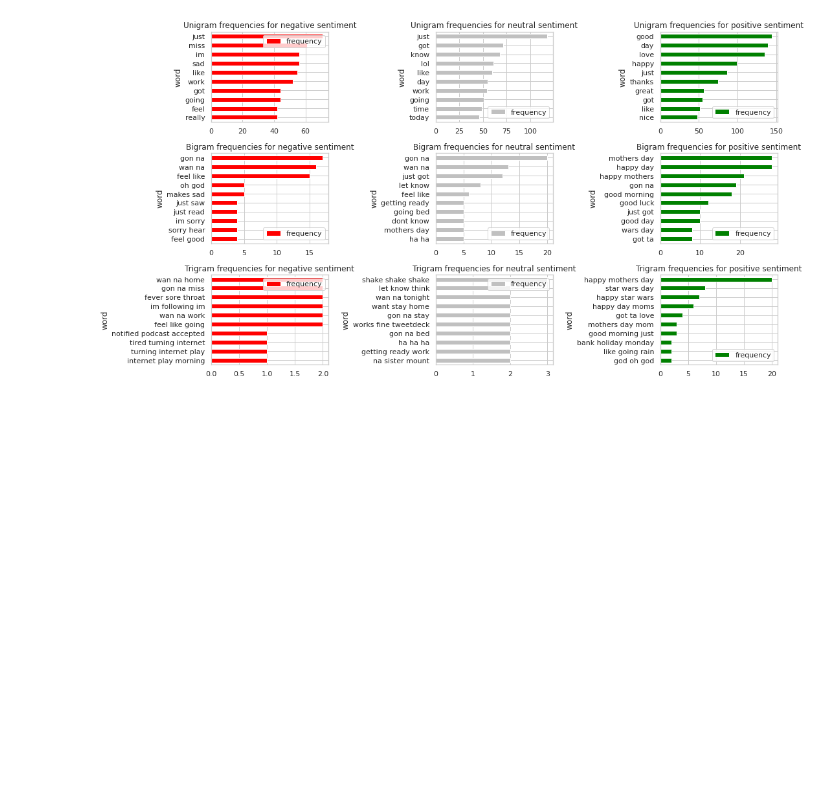
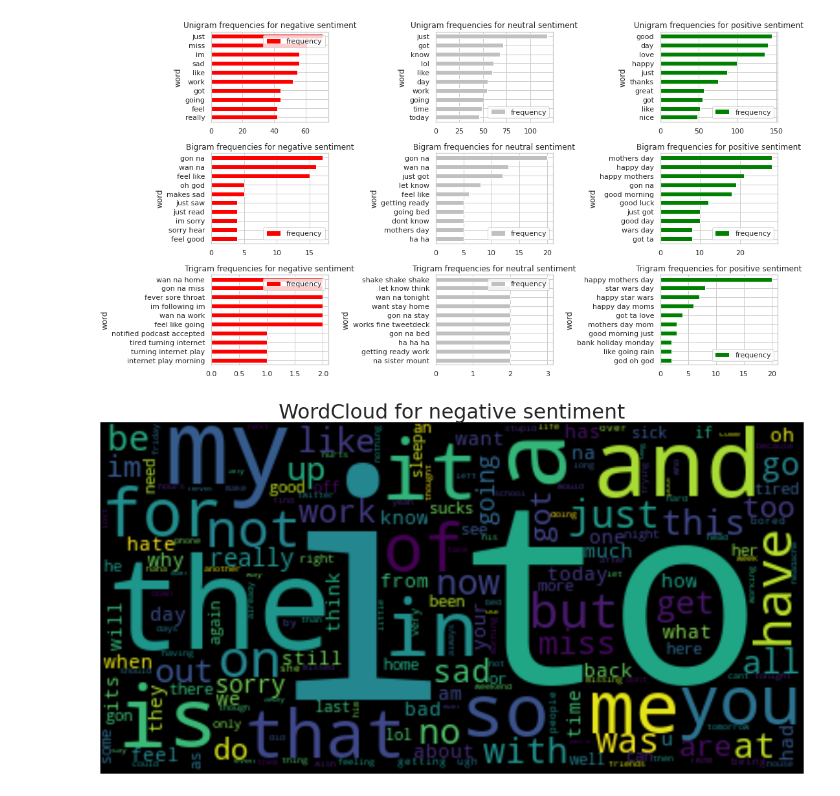
Before and after one commit to casals90/nlp_twitter_sentiment_extraction, a Jupyter notebook: Data cleaning and EDA.ipynb, the cells around one changed output. Cells and saved outputs as stored; diff of their text form; code cells hidden in the pictures; blank space fills up the shorter version.

```diff
--- a/Data cleaning and EDA.ipynb
+++ b/Data cleaning and EDA.ipynb
@@ -324,2 +326,18 @@ plot_unigrams_bigrams_trigrams(word_count_by_sentiment, grouped_words, groups, c
 # %% [output]
 [figure]
+# %%
+def generate_word_cloud(corpus, title):
+    frequences_dict = pd.Series(corpus).value_counts().to_dict()
+    wordcloud = WordCloud().generate_from_frequencies(frequences_dict)
+
+    fig = plt.subplots(figsize=(20, 12))
+    plt.imshow(wordcloud, interpolation='bilinear')
+    plt.axis("off")
+    plt.title(title, fontsize=32)
+    plt.show()
+# %%
+cond = full_df.sentiment == "negative"
+text = [word for tweet in full_df[cond].text_cleaned.str.split() for word in tweet]
+generate_word_cloud(text, "WordCloud for negative sentiment")
+# %% [output]
+[figure, added]
```
Also changed, not shown: parts of 20 cells of this notebook.
